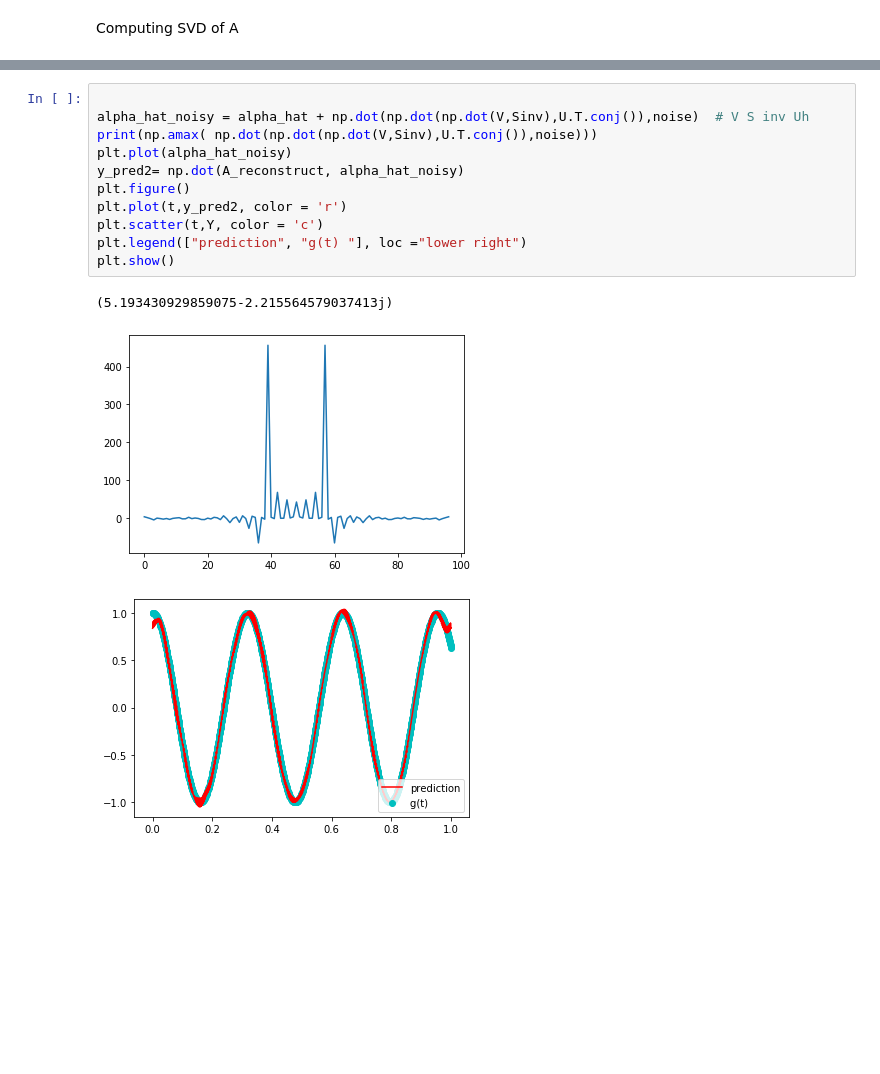
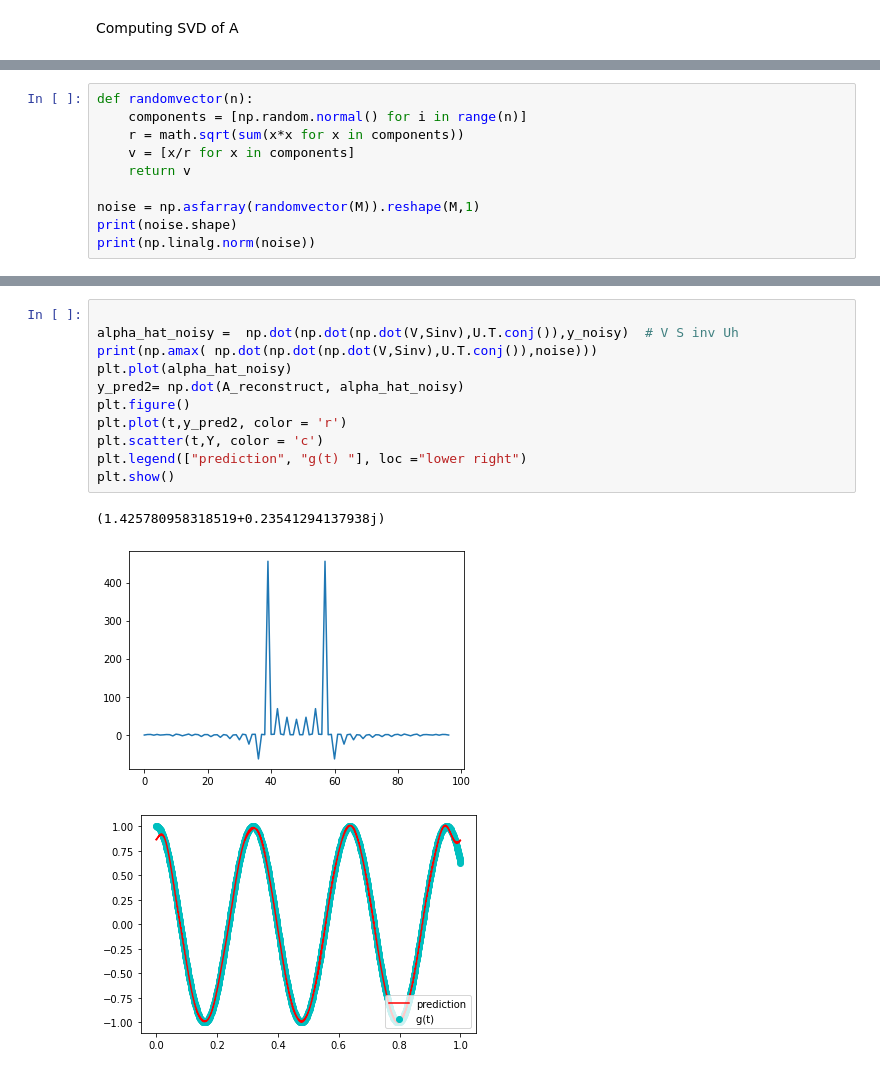
Before and after one commit to ShahabZada/Advanced-Mathematics-Assignments, a Jupyter notebook: Homework3/Q6.ipynb, the cells around one changed output, grey strips where cells are left out. Cells and saved outputs as stored; diff of their text form; blank space fills up the shorter version.

```diff
--- a/Homework3/Q6.ipynb
+++ b/Homework3/Q6.ipynb
@@ -96,0 +99,10 @@ plt.plot(t, noise)
+# %%
+def randomvector(n):
+    components = [np.random.normal() for i in range(n)]
+    r = math.sqrt(sum(x*x for x in components))
+    v = [x/r for x in components]
+    return v
+
+noise = np.asfarray(randomvector(M)).reshape(M,1)
+print(noise.shape)
+print(np.linalg.norm(noise))
@@ -109,15 +124,15 @@ plt.plot(t, y_noisy)
 # %%
 
-alpha_hat_noisy = alpha_hat + np.dot(np.dot(np.dot(V,Sinv),U.T.conj()),noise)  # V S inv Uh
+alpha_hat_noisy =  np.dot(np.dot(np.dot(V,Sinv),U.T.conj()),y_noisy)  # V S inv Uh
 print(np.amax( np.dot(np.dot(np.dot(V,Sinv),U.T.conj()),noise)))
 plt.plot(alpha_hat_noisy)
 y_pred2= np.dot(A_reconstruct, alpha_hat_noisy)
 plt.figure()
 plt.plot(t,y_pred2, color = 'r')
 plt.scatter(t,Y, color = 'c')
 plt.legend(["prediction", "g(t) "], loc ="lower right")
 plt.show()
 # %% [output]
-(5.193430929859075-2.215564579037413j)
+(1.425780958318519+0.23541294137938j)
 [figure]
-[figure, old version]
+[figure, new version]
```
Also changed, not shown: parts of 6 cells of this notebook.
